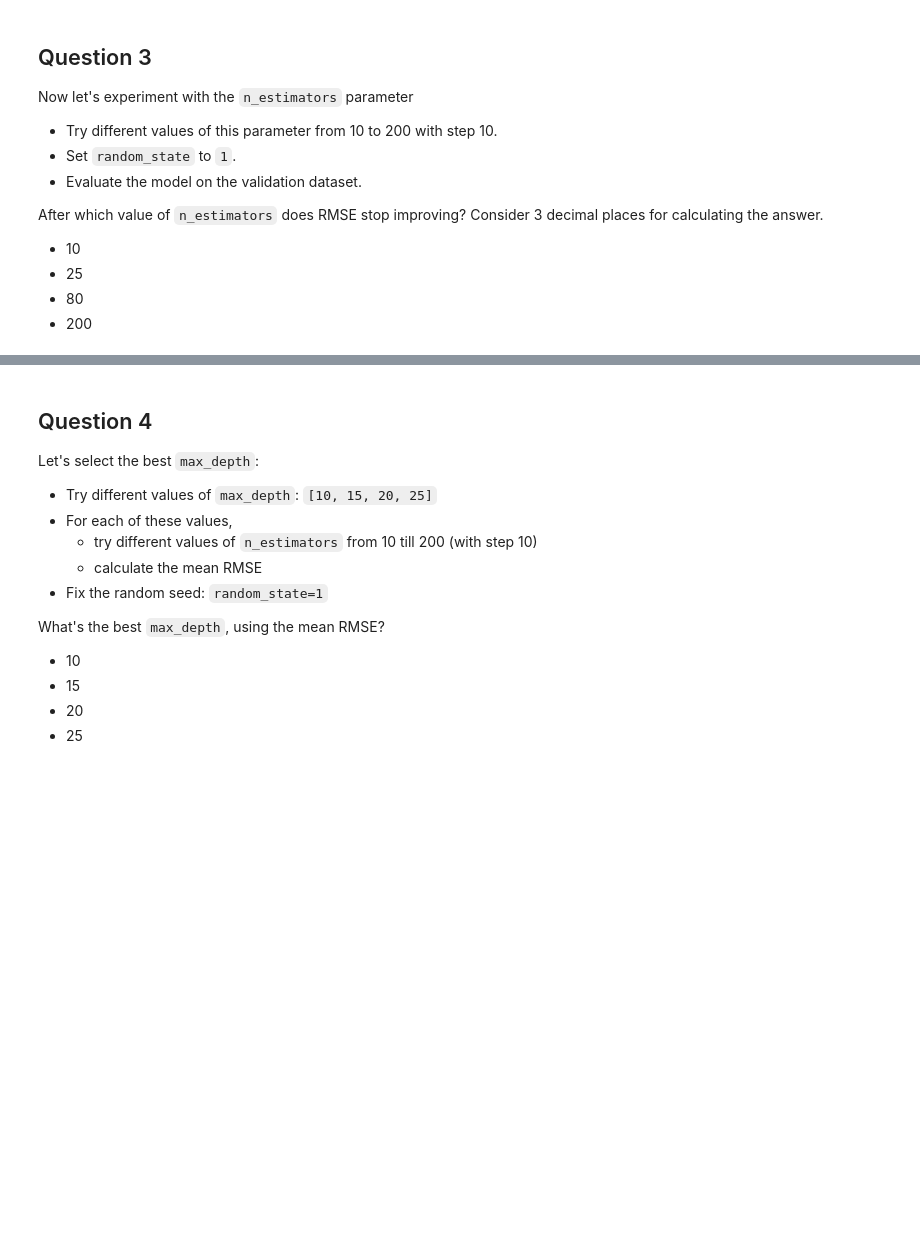
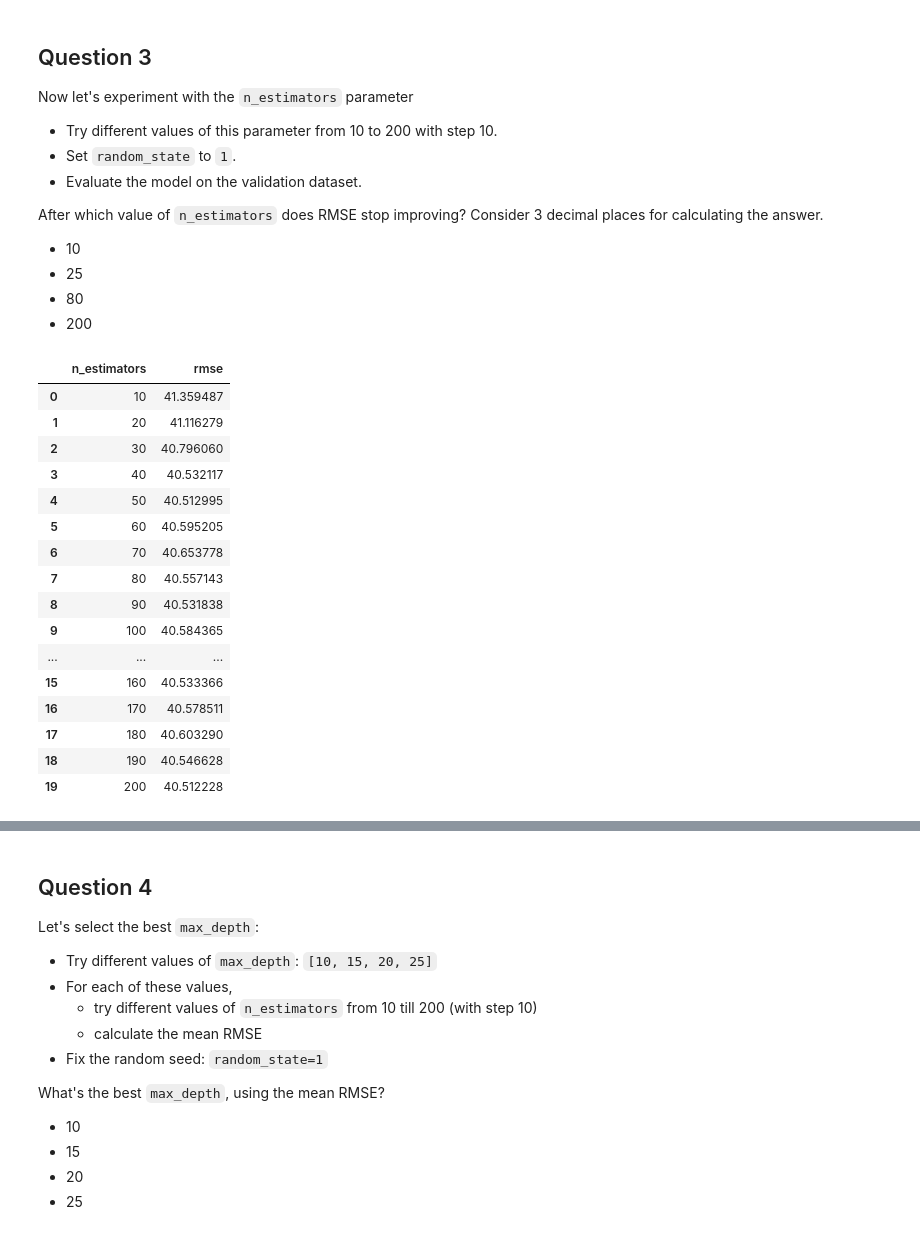
Before and after one commit to Priyanka-Bankar/machine-learning--zoomcamp, a Jupyter notebook: Homework6.ipynb, the cells around one changed output, grey strips where cells are left out. Saved outputs shown, nothing was run; the diff lists cells and outputs as text; code cells hidden in the pictures; blank space fills up the shorter version.

```diff
--- a/Homework6.ipynb
+++ b/Homework6.ipynb
@@ -211,3 +213,34 @@ Consider 3 decimal places for calculating the answer.
 - 25
 - 80
 - 200
+# %%
+scores = []
+for n in range(10,201,10):
+    rf = RandomForestRegressor(n_estimators=n,random_state=1)
+    rf.fit(X_train,y_train)
+
+    y_pred = rf.predict(X_val)
+    rmse = sqrt(mean_squared_error(y_val,y_pred))
+
+    scores.append((n,rmse))
+
+df_scores = pd.DataFrame(scores,columns = ['n_estimators','rmse'])
+df_scores
+# %% [output]
+|  | n_estimators | rmse |
+| 0 | 10 | 41.359487 |
+| 1 | 20 | 41.116279 |
+| 2 | 30 | 40.796060 |
+| 3 | 40 | 40.532117 |
+| 4 | 50 | 40.512995 |
+| 5 | 60 | 40.595205 |
+| 6 | 70 | 40.653778 |
+| 7 | 80 | 40.557143 |
+| 8 | 90 | 40.531838 |
+| 9 | 100 | 40.584365 |
+| ... | ... | ... |
+| 15 | 160 | 40.533366 |
+| 16 | 170 | 40.578511 |
+| 17 | 180 | 40.603290 |
+| 18 | 190 | 40.546628 |
+| 19 | 200 | 40.512228 |
```
Also changed, not shown: parts of 2 cells of this notebook.
